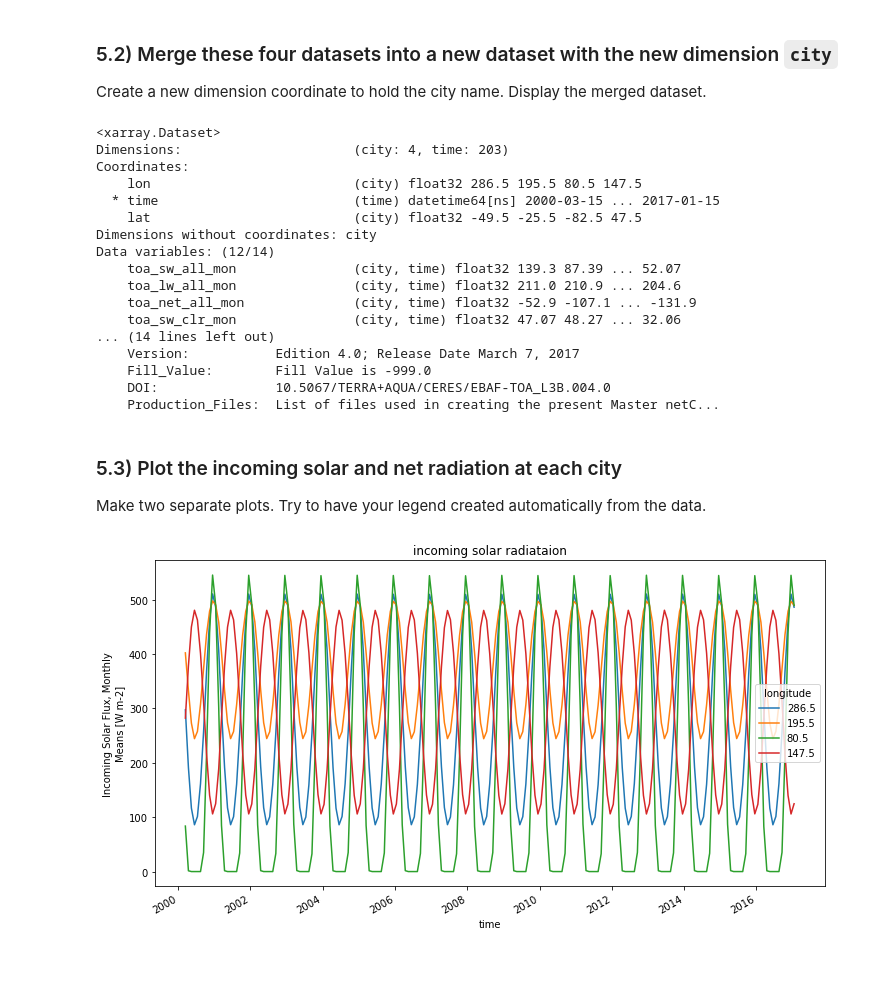
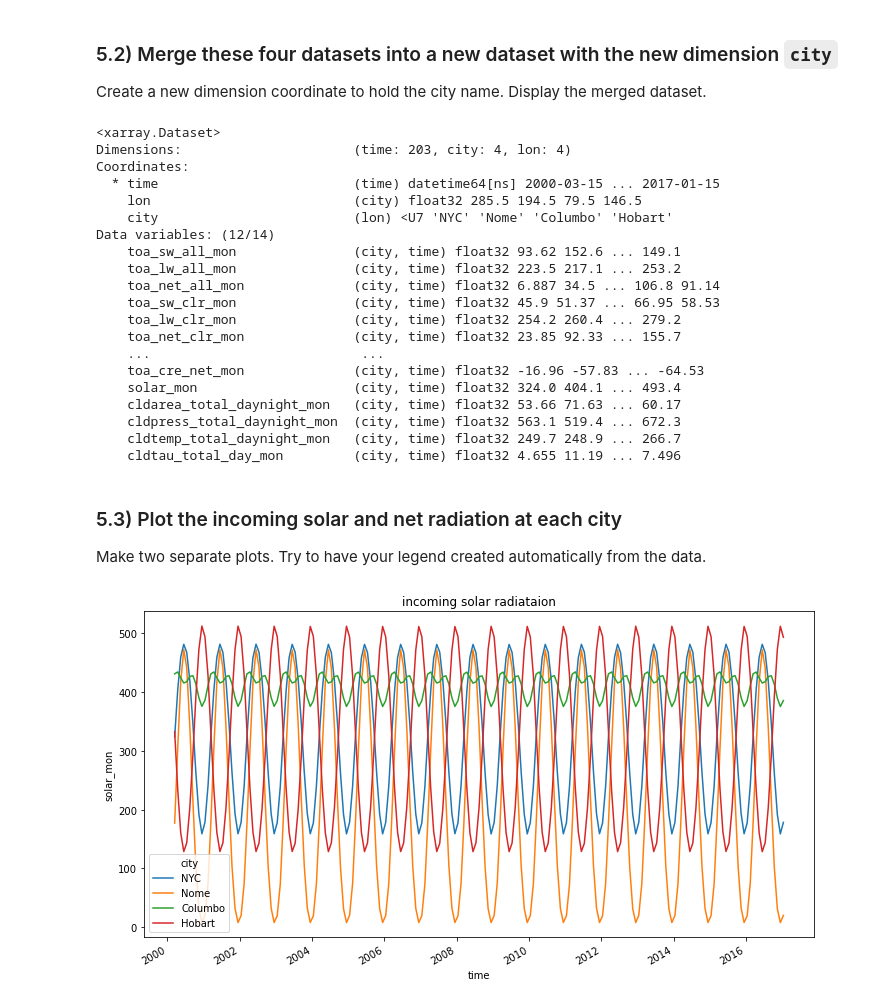
Before and after one commit to hyun-joo-lee/rces-assignments, a Jupyter notebook: basic_xarray.ipynb, the cells around one changed output. Cells and saved outputs as stored; diff of their text form; code cells hidden in the pictures; blank space fills up the shorter version.

Commit message:
Edit city coordinate

```diff
--- a/basic_xarray.ipynb
+++ b/basic_xarray.ipynb
@@ -278,0 +254,5 @@ Data variables: (12/14)
+# %%
+ds_NYC = (ds.sel(lon='286.5', lat='40.5')+ds.sel(lon='286.5', lat='39.5')+ds.sel(lon='285.5', lat='40.5')+ds.sel(lon='285.5', lat='39.5'))/4
+ds_Nome = (ds.sel(lon='195.5', lat='64.5')+ds.sel(lon='195.5', lat='63.5')+ds.sel(lon='194.5', lat='63.5')+ds.sel(lon='194.5', lat='64.5'))/4
+ds_Columbo = (ds.sel(lon='80.5', lat='7.5')+ds.sel(lon='80.5', lat='6.5')+ds.sel(lon='79.5', lat='6.5')+ds.sel(lon='79.5', lat='7.5'))/4
+ds_Hobart = (ds.sel(lon='147.5',lat='-43.5')+ds.sel(lon='147.5',lat='-42.5')+ds.sel(lon='146.5',lat='-43.5')+ds.sel(lon='146.5',lat='-42.5'))/4
@@ -283,25 +285,31 @@ Create a new dimension coordinate to hold the city name.
 Display the merged dataset.
 # %%
 ds_city = xr.concat([ds_NYC, ds_Nome, ds_Columbo, ds_Hobart], dim = 'city')
+city = np.array(['NYC', 'Nome', 'Columbo', 'Hobart'])
+ds_city['city']=('lon', city)
+ds_city.set_coords(['time', 'city'])
 ds_city
 # %% [output]
 <xarray.Dataset>
-Dimensions:                      (city: 4, time: 203)
+Dimensions:                      (time: 203, city: 4, lon: 4)
 Coordinates:
-    lon                          (city) float32 286.5 195.5 80.5 147.5
   * time                         (time) datetime64[ns] 2000-03-15 ... 2017-01-15
-    lat                          (city) float32 -49.5 -25.5 -82.5 47.5
-Dimensions without coordinates: city
+    lon                          (city) float32 285.5 194.5 79.5 146.5
+    city                         (lon) <U7 'NYC' 'Nome' 'Columbo' 'Hobart'
 Data variables: (12/14)
-    toa_sw_all_mon               (city, time) float32 139.3 87.39 ... 52.07
-    toa_lw_all_mon               (city, time) float32 211.0 210.9 ... 204.6
-    toa_net_all_mon              (city, time) float32 -52.9 -107.1 ... -131.9
-    toa_sw_clr_mon               (city, time) float32 47.07 48.27 ... 32.06
-... (14 lines left out)
-    Version:           Edition 4.0; Release Date March 7, 2017
-    Fill_Value:        Fill Value is -999.0
-    DOI:               10.5067/TERRA+AQUA/CERES/EBAF-TOA_L3B.004.0
-    Production_Files:  List of files used in creating the present Master netC...
+    toa_sw_all_mon               (city, time) float32 93.62 152.6 ... 149.1
+    toa_lw_all_mon               (city, time) float32 223.5 217.1 ... 253.2
+    toa_net_all_mon              (city, time) float32 6.887 34.5 ... 106.8 91.14
+    toa_sw_clr_mon               (city, time) float32 45.9 51.37 ... 66.95 58.53
+    toa_lw_clr_mon               (city, time) float32 254.2 260.4 ... 279.2
+    toa_net_clr_mon              (city, time) float32 23.85 92.33 ... 155.7
+    ...                           ...
+    toa_cre_net_mon              (city, time) float32 -16.96 -57.83 ... -64.53
+    solar_mon                    (city, time) float32 324.0 404.1 ... 493.4
+    cldarea_total_daynight_mon   (city, time) float32 53.66 71.63 ... 60.17
+    cldpress_total_daynight_mon  (city, time) float32 563.1 519.4 ... 672.3
+    cldtemp_total_daynight_mon   (city, time) float32 249.7 248.9 ... 266.7
+    cldtau_total_day_mon         (city, time) float32 4.655 11.19 ... 7.496
 # %% [markdown]
 ### 5.3) Plot the incoming solar and net radiation at each city
 
@@ -310,11 +318,11 @@ Try to have your legend created automatically from the data.
 # %%
 fig = plt.figure(figsize = (12, 6))
 for i in range(4):
     ds_city.solar_mon[i, :].plot()
-plt.legend(ds_city.lon.values, title='longitude')
+plt.legend(ds_city.city.values, title='city')
 plt.title("incoming solar radiataion");
 # %% [output]
-[figure, old version]
+[figure, new version]
 # %%
 fig = plt.figure(figsize = (12, 6))
 for i in range(4):
```
Also changed, not shown: parts of 4 cells of this notebook.
